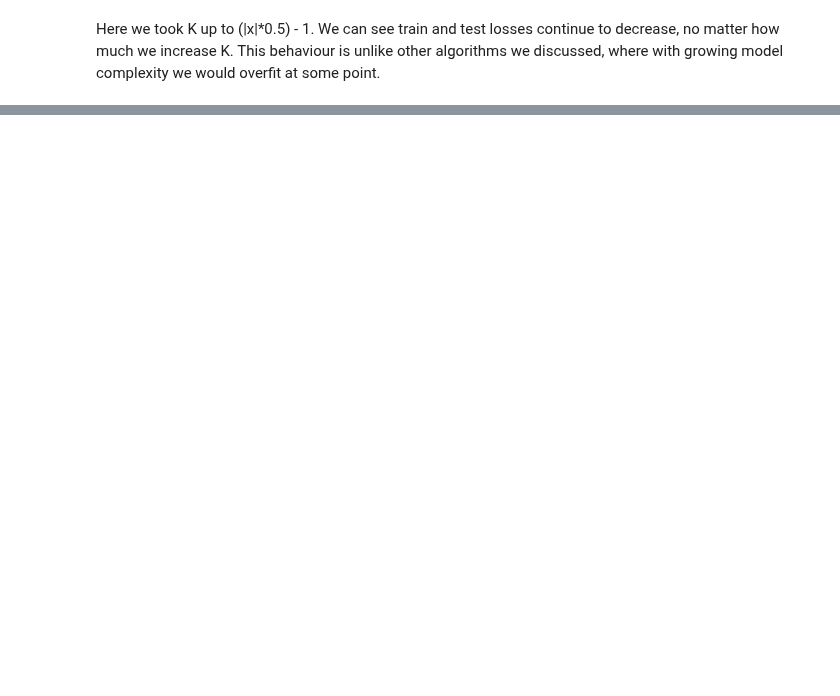
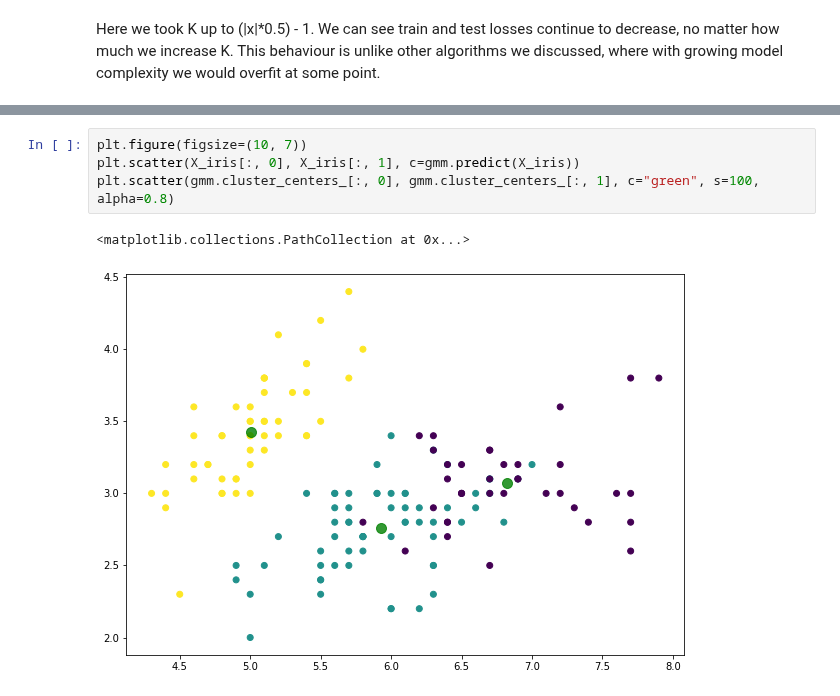
Before and after one commit to tigranfah/machine_learning, a Jupyter notebook: ACA_course/machine_learning/homeworks/homework6/clustering_visualization.ipynb, the cells around one changed output, grey strips where cells are left out. Cells and saved outputs as stored; diff of their text form; blank space fills up the shorter version.

```diff
--- a/ACA_course/machine_learning/homeworks/homework6/clustering_visualization.ipynb
+++ b/ACA_course/machine_learning/homeworks/homework6/clustering_visualization.ipynb
@@ -312,0 +302,7 @@ Here we took K up to (|x|\*0.5) - 1. We can see train and test losses continue t
+# %%
+plt.figure(figsize=(10, 7))
+plt.scatter(X_iris[:, 0], X_iris[:, 1], c=gmm.predict(X_iris))
+plt.scatter(gmm.cluster_centers_[:, 0], gmm.cluster_centers_[:, 1], c="green", s=100, alpha=0.8)
+# %% [output]
+<matplotlib.collections.PathCollection at 0x...>
+[figure, added]
```
Also changed, not shown: parts of 31 cells of this notebook.
